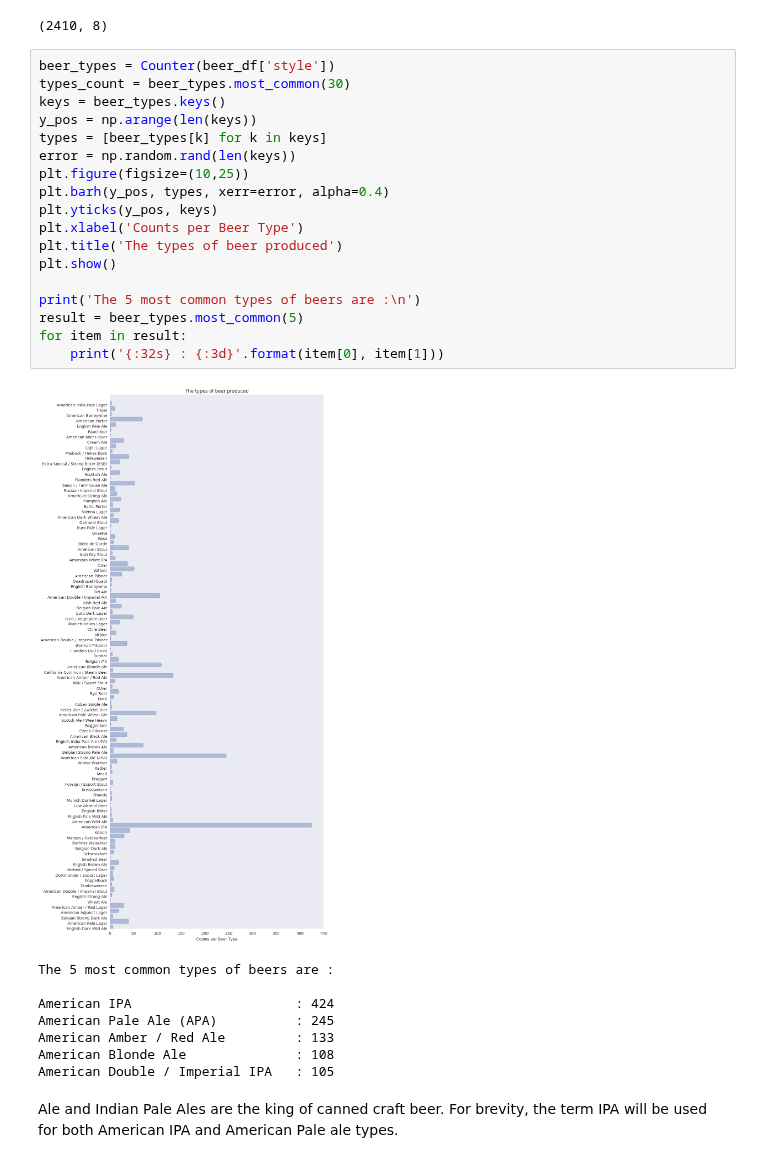
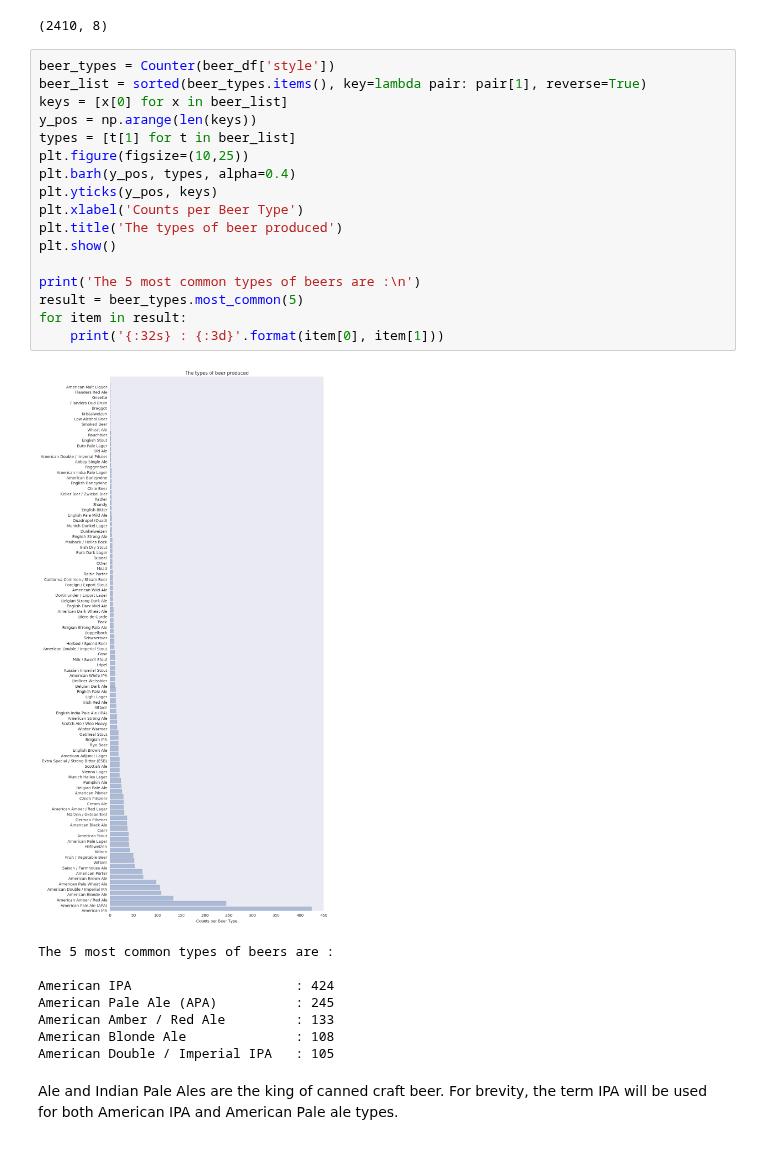
Before and after one commit to 315iah515/Thinkful-Notebooks, a Jupyter notebook: Prep/CapstoneAnalyticReport.ipynb, the cells around one changed output. Saved outputs shown, nothing was run; the diff lists cells and outputs as text.

```diff
--- a/Prep/CapstoneAnalyticReport.ipynb
+++ b/Prep/CapstoneAnalyticReport.ipynb
@@ -59,24 +62,23 @@ beer_df.shape
 (2410, 8)
 # %%
 beer_types = Counter(beer_df['style'])
-types_count = beer_types.most_common(30)
-keys = beer_types.keys()
+beer_list = sorted(beer_types.items(), key=lambda pair: pair[1], reverse=True)
+keys = [x[0] for x in beer_list]
 y_pos = np.arange(len(keys))
-types = [beer_types[k] for k in keys]
-error = np.random.rand(len(keys))
+types = [t[1] for t in beer_list]
 plt.figure(figsize=(10,25))
-plt.barh(y_pos, types, xerr=error, alpha=0.4)
+plt.barh(y_pos, types, alpha=0.4)
 plt.yticks(y_pos, keys)
 plt.xlabel('Counts per Beer Type')
 plt.title('The types of beer produced')
 plt.show()
 
 print('The 5 most common types of beers are :\n')
 result = beer_types.most_common(5)
 for item in result:
     print('{:32s} : {:3d}'.format(item[0], item[1]))
 # %% [output]
-[figure, old version]
+[figure, new version]
 The 5 most common types of beers are :
 
 American IPA                     : 424
```
Also changed, not shown: parts of 15 cells of this notebook.
